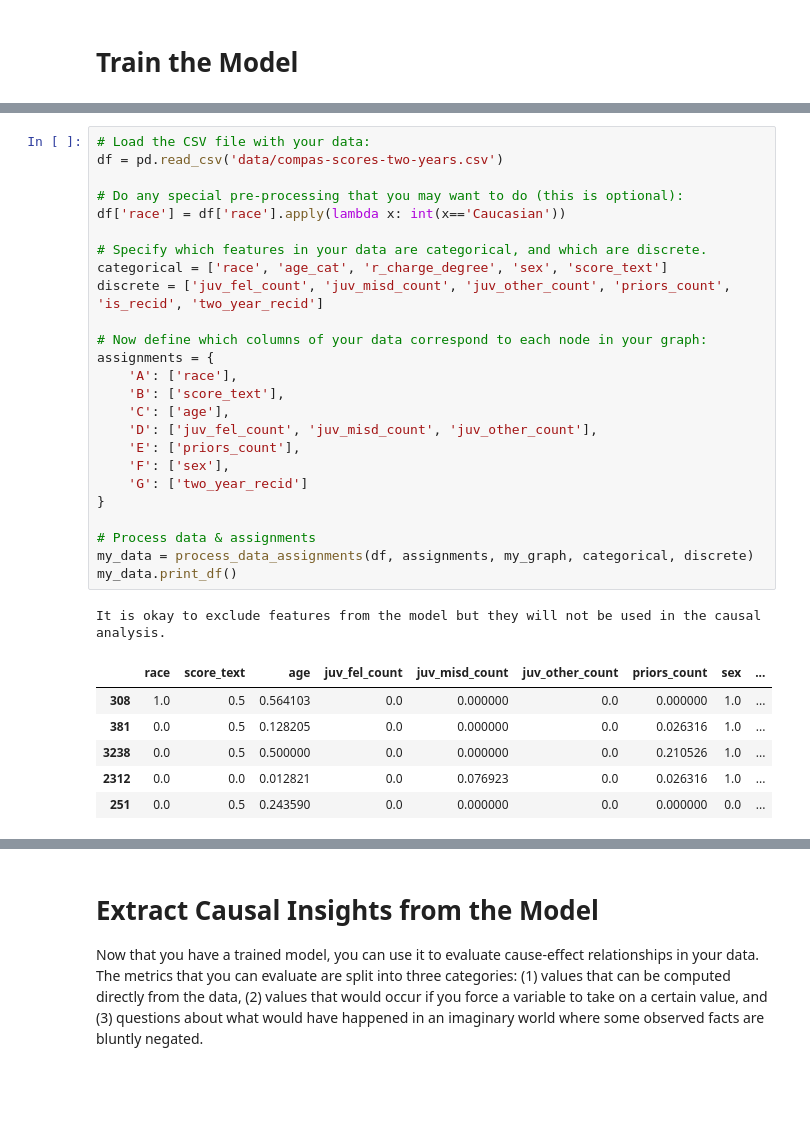
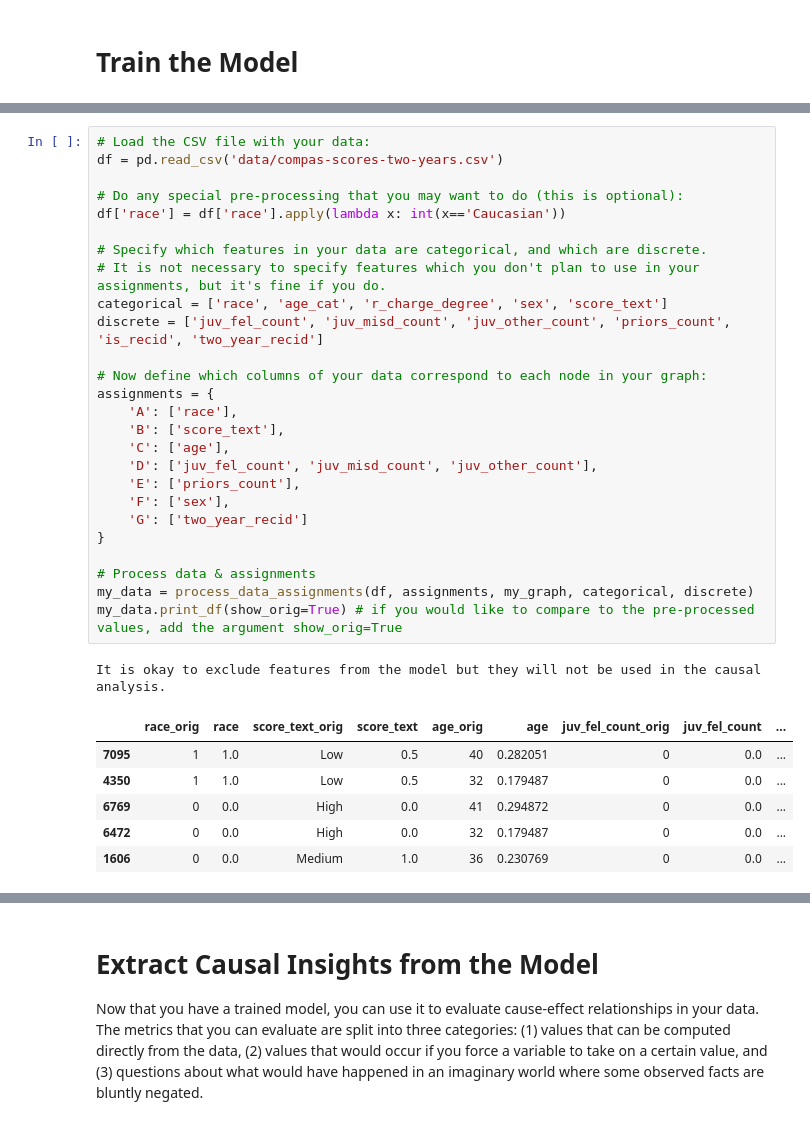
Before and after one commit to hhaller0826/ci2-fairness-ncm, a Jupyter notebook: IntroFairnessNCM.ipynb, the cells around one changed output, grey strips where cells are left out. Saved outputs shown, nothing was run; the diff lists cells and outputs as text; blank space fills up the shorter version.

```diff
--- a/IntroFairnessNCM.ipynb
+++ b/IntroFairnessNCM.ipynb
@@ -138,34 +157,35 @@ These relationships will be learned based on your data, so we will start by proc
 # %%
 # Load the CSV file with your data:
 df = pd.read_csv('data/compas-scores-two-years.csv')
 
 # Do any special pre-processing that you may want to do (this is optional):
 df['race'] = df['race'].apply(lambda x: int(x=='Caucasian'))
 
 # Specify which features in your data are categorical, and which are discrete.
+# It is not necessary to specify features which you don't plan to use in your assignments, but it's fine if you do.
 categorical = ['race', 'age_cat', 'r_charge_degree', 'sex', 'score_text']
 discrete = ['juv_fel_count', 'juv_misd_count', 'juv_other_count', 'priors_count', 'is_recid', 'two_year_recid']
 
 # Now define which columns of your data correspond to each node in your graph:
 assignments = {
     'A': ['race'],
     'B': ['score_text'],
     'C': ['age'],
     'D': ['juv_fel_count', 'juv_misd_count', 'juv_other_count'],
     'E': ['priors_count'],
     'F': ['sex'],
     'G': ['two_year_recid']
 }
 
 # Process data & assignments
 my_data = process_data_assignments(df, assignments, my_graph, categorical, discrete)
-my_data.print_df()
+my_data.print_df(show_orig=True) # if you would like to compare to the pre-processed values, add the argument show_orig=True
 # %% [output]
 It is okay to exclude features from the model but they will not be used in the causal analysis.
-|  | race | score_text | age | juv_fel_count | juv_misd_count | juv_other_count | priors_count | sex | ... |
-| 308 | 1.0 | 0.5 | 0.564103 | 0.0 | 0.000000 | 0.0 | 0.000000 | 1.0 | ... |
-| 381 | 0.0 | 0.5 | 0.128205 | 0.0 | 0.000000 | 0.0 | 0.026316 | 1.0 | ... |
-| 3238 | 0.0 | 0.5 | 0.500000 | 0.0 | 0.000000 | 0.0 | 0.210526 | 1.0 | ... |
-| 2312 | 0.0 | 0.0 | 0.012821 | 0.0 | 0.076923 | 0.0 | 0.026316 | 1.0 | ... |
-| 251 | 0.0 | 0.5 | 0.243590 | 0.0 | 0.000000 | 0.0 | 0.000000 | 0.0 | ... |
+|  | race_orig | race | score_text_orig | score_text | age_orig | age | juv_fel_count_orig | juv_fel_count | ... |
+| 7095 | 1 | 1.0 | Low | 0.5 | 40 | 0.282051 | 0 | 0.0 | ... |
+| 4350 | 1 | 1.0 | Low | 0.5 | 32 | 0.179487 | 0 | 0.0 | ... |
+| 6769 | 0 | 0.0 | High | 0.0 | 41 | 0.294872 | 0 | 0.0 | ... |
+| 6472 | 0 | 0.0 | High | 0.0 | 32 | 0.179487 | 0 | 0.0 | ... |
+| 1606 | 0 | 0.0 | Medium | 1.0 | 36 | 0.230769 | 0 | 0.0 | ... |
 # %% [markdown]
```
Also changed, not shown: parts of 21 cells of this notebook, 2 other files.
